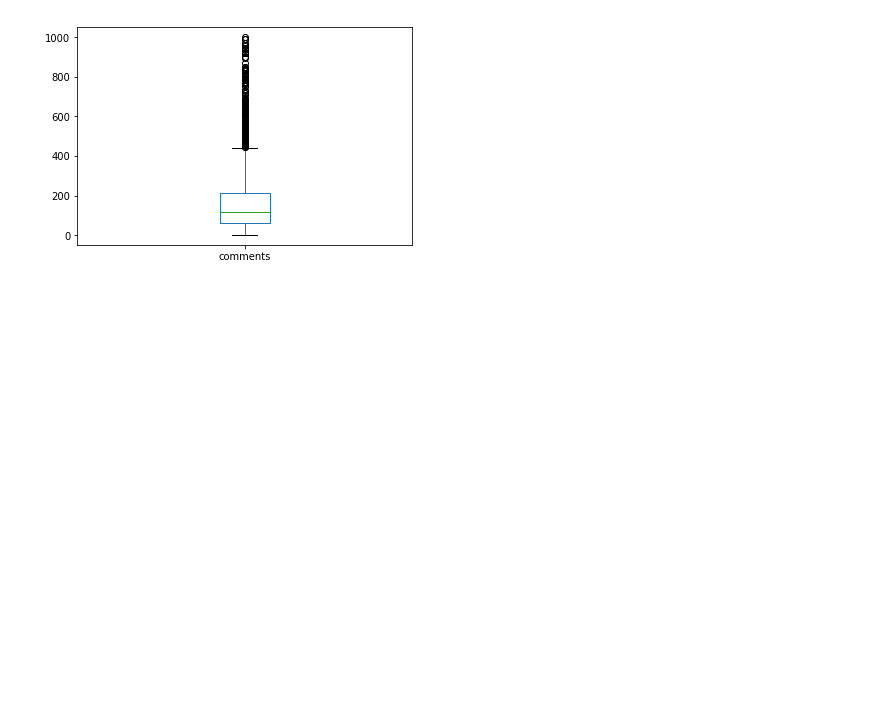
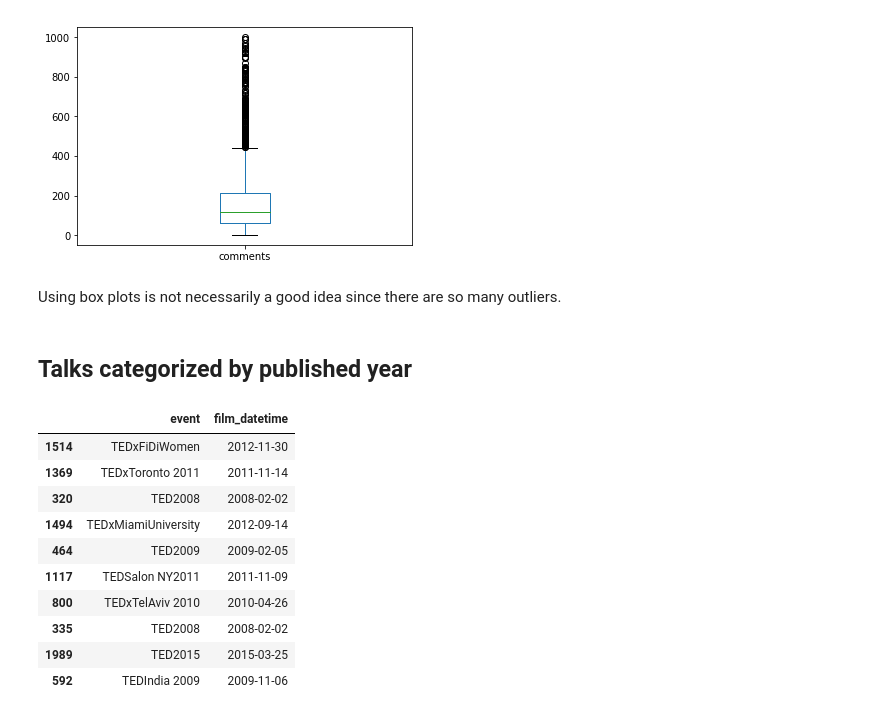
Before and after one commit to theSLWayne/TEDTalks_analysis, a Jupyter notebook: Pandas.ipynb, the cells around one changed output. Cells and saved outputs as stored; diff of their text form; code cells hidden in the pictures; blank space fills up the shorter version.

```diff
--- a/Pandas.ipynb
+++ b/Pandas.ipynb
@@ -122,3 +122,25 @@ ted.loc[ted['comments'] <= 1000, 'comments'].plot(kind = "box")
 # %% [output]
 <matplotlib.axes._subplots.AxesSubplot at 0x...>
 [figure]
+# %% [markdown]
+Using box plots is not necessarily a good idea since there are so many outliers.
+# %% [markdown]
+## Talks categorized by published year
+# %%
+# Convert Unix timestamp to datetime
+ted['film_datetime'] = pd.to_datetime(ted['film_date'], unit = 's')
+
+# Checking whether it worked
+ted[['event', 'film_datetime']].sample(10)
+# %% [output]
+|  | event | film_datetime |
+| 1514 | TEDxFiDiWomen | 2012-11-30 |
+| 1369 | TEDxToronto 2011 | 2011-11-14 |
+| 320 | TED2008 | 2008-02-02 |
+| 1494 | TEDxMiamiUniversity | 2012-09-14 |
+| 464 | TED2009 | 2009-02-05 |
+| 1117 | TEDSalon NY2011 | 2011-11-09 |
+| 800 | TEDxTelAviv 2010 | 2010-04-26 |
+| 335 | TED2008 | 2008-02-02 |
+| 1989 | TED2015 | 2015-03-25 |
+| 592 | TEDIndia 2009 | 2009-11-06 |
```
Also changed, not shown: parts of 6 cells of this notebook.
